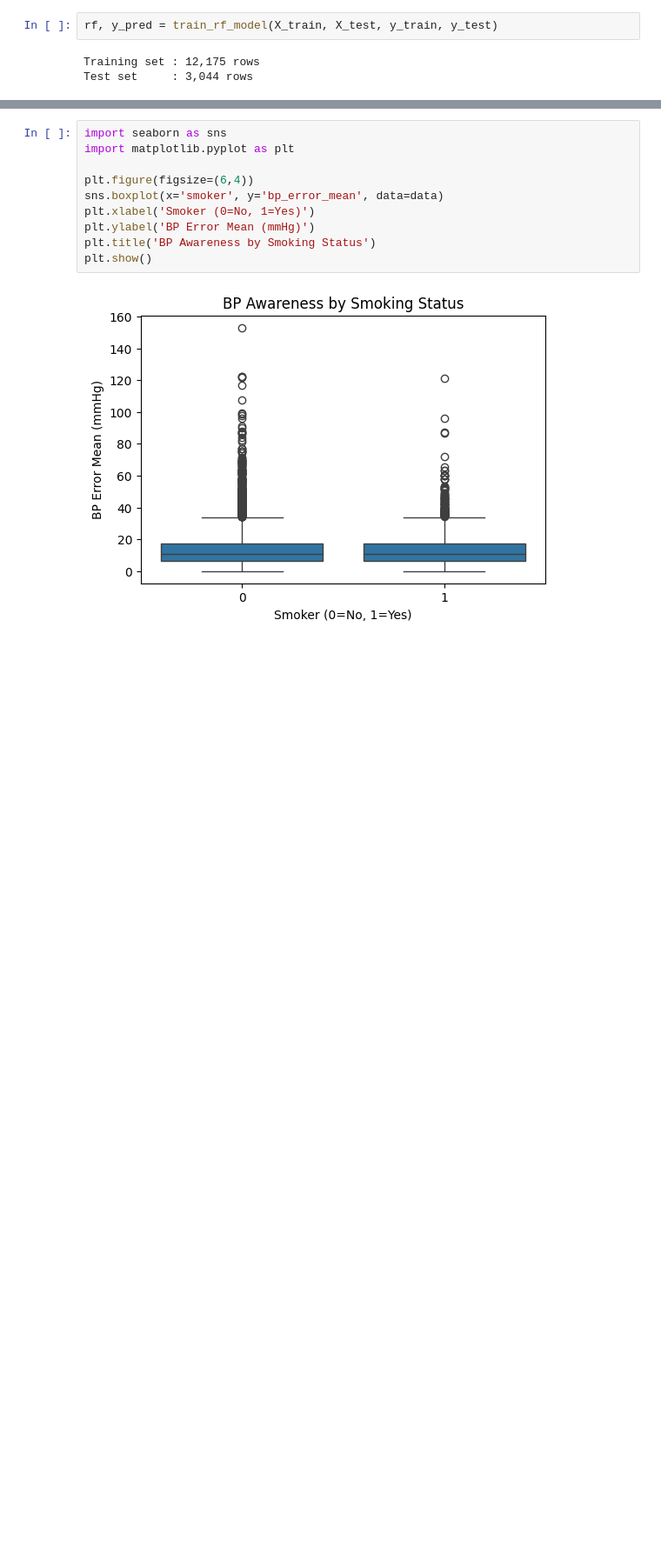
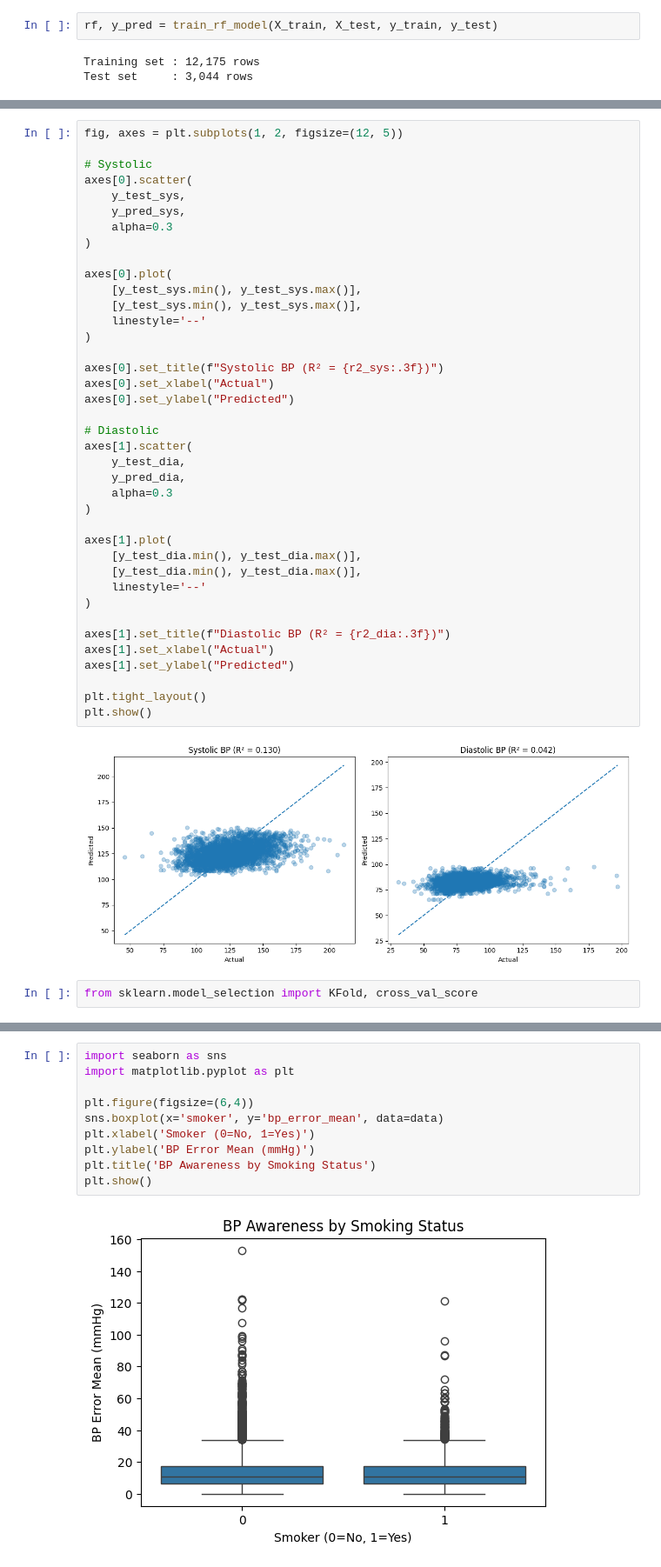
Before and after one commit to bcrohit/case-study, a Jupyter notebook: notebooks/modeling.ipynb, the cells around one changed output, grey strips where cells are left out. Shown at 87% size. Saved outputs shown, nothing was run; the diff lists cells and outputs as text; blank space fills up the shorter version.

```diff
--- a/notebooks/modeling.ipynb
+++ b/notebooks/modeling.ipynb
@@ -358,0 +456,43 @@ known_cholesterol    0.024469
+# %%
+fig, axes = plt.subplots(1, 2, figsize=(12, 5))
+
+# Systolic
+axes[0].scatter(
+    y_test_sys,
+    y_pred_sys,
+    alpha=0.3
+)
+
+axes[0].plot(
+    [y_test_sys.min(), y_test_sys.max()],
+    [y_test_sys.min(), y_test_sys.max()],
+    linestyle='--'
+)
+
+axes[0].set_title(f"Systolic BP (R² = {r2_sys:.3f})")
+axes[0].set_xlabel("Actual")
+axes[0].set_ylabel("Predicted")
+
+# Diastolic
+axes[1].scatter(
+    y_test_dia,
+    y_pred_dia,
+    alpha=0.3
+)
+
+axes[1].plot(
+    [y_test_dia.min(), y_test_dia.max()],
+    [y_test_dia.min(), y_test_dia.max()],
+    linestyle='--'
+)
+
+axes[1].set_title(f"Diastolic BP (R² = {r2_dia:.3f})")
+axes[1].set_xlabel("Actual")
+axes[1].set_ylabel("Predicted")
+
+plt.tight_layout()
+plt.show()
+# %% [output]
+[figure, added]
+# %%
+from sklearn.model_selection import KFold, cross_val_score
```
Also changed, not shown: parts of 24 cells of this notebook, 1 other file.
